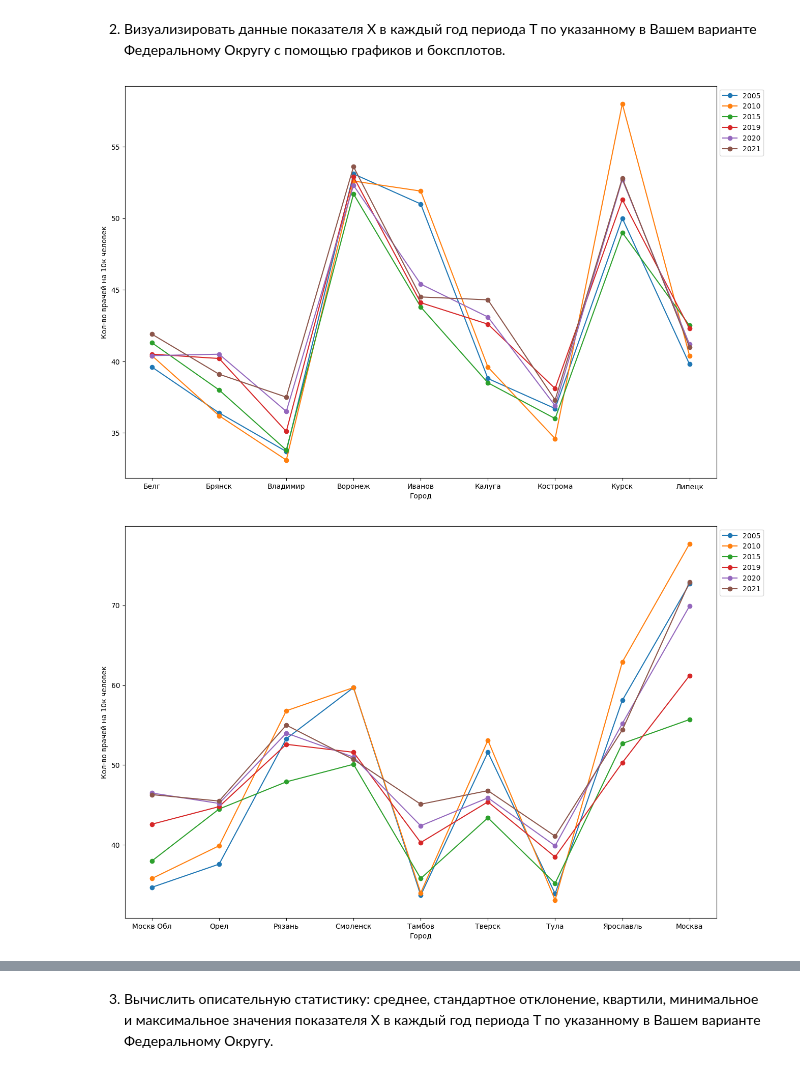
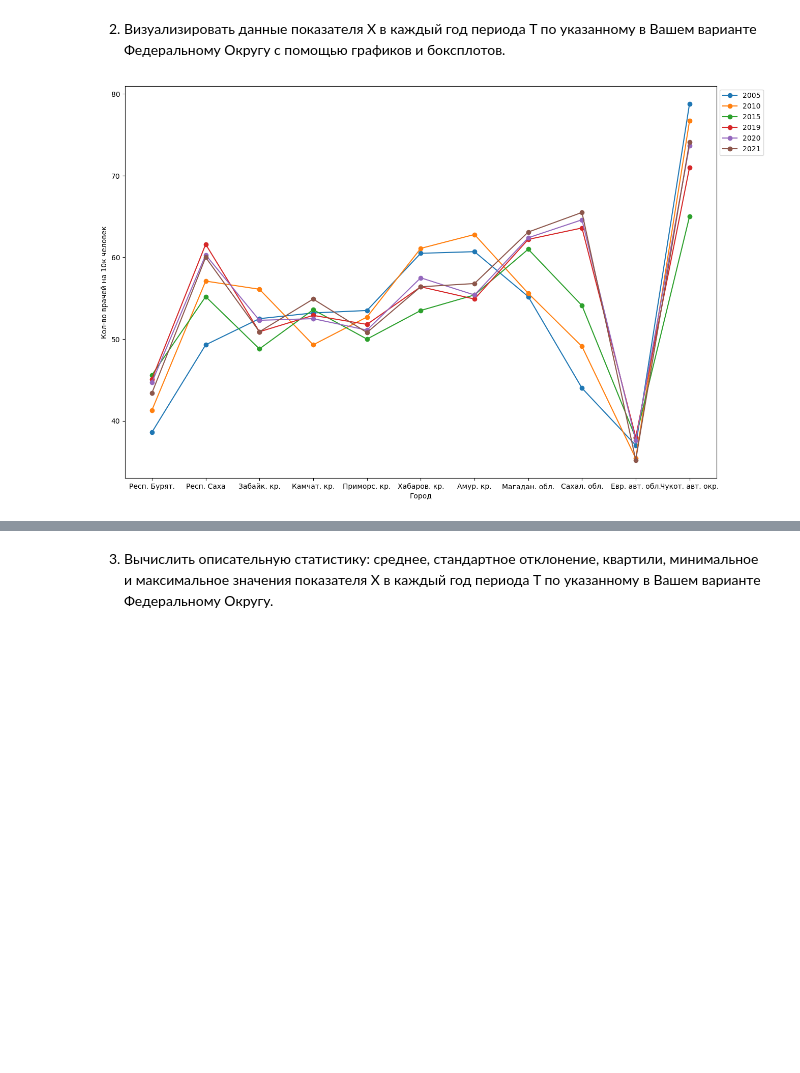
Before and after one commit to Quyntrd/MatStat, a Jupyter notebook: 3/1.ipynb, the cells around one changed output, grey strips where cells are left out. Drawn from its saved outputs; the diff is of its cells as text; code cells hidden in the pictures; blank space fills up the shorter version.

```diff
--- a/3/1.ipynb
+++ b/3/1.ipynb
@@ -58,29 +51,39 @@ plt.show()
 Вашем варианте Федеральному Округу с помощью графиков и боксплотов.
 # %%
 plt.figure(figsize=(15, 10))
-cities = ["Белг", "Брянск", "Владимир", "Воронеж", "Иванов", "Калуга", "Кострома", "Курск", "Липецк"]
+cities = ["Респ. Бурят.", "Респ. Саха", "Забайк. кр.", "Камчат. кр.", "Приморс. кр.", "Хабаров. кр.", "Амур. кр.", "Магадан. обл.", "Сахал. обл.", "Евр. авт. обл.", "Чукот. авт. окр."]
 for i in range(len(CFD.columns)):
-    y = CFD.iloc[:9, i]
+    y = CFD.iloc[:, i]
     plt.plot(cities, y, marker='o')
     plt.xlabel('Город')
     plt.ylabel('Кол-во врачей на 10к человек')
 
 plt.legend(CFD.columns, loc='upper left', bbox_to_anchor=(1, 1))
 plt.show()
 
-plt.figure(figsize=(15, 10))
-cities = ["Москв Обл", "Орел", "Рязань", "Смоленск", "Тамбов", "Тверск", "Тула", "Ярославль", "Москва"]
-for i in range(len(CFD.columns)):
-    y = CFD.iloc[9:, i]
-    plt.plot(cities, y, marker='o')
-    plt.xlabel('Город')
-    plt.ylabel('Кол-во врачей на 10к человек')
-
-plt.legend(CFD.columns, loc='upper left', bbox_to_anchor=(1, 1))
-plt.show()
+#plt.figure(figsize=(15, 10))
+#cities = ["Респ. Бурят.", "Респ. Саха", "Забайк. кр.", "Камчат. кр.", "Приморс. кр."]
+#for i in range(len(CFD.columns)):
+#    y = CFD.iloc[:5, i]
+#    plt.plot(cities, y, marker='o')
+#    plt.xlabel('Город')
+#    plt.ylabel('Кол-во врачей на 10к человек')
+#
+#plt.legend(CFD.columns, loc='upper left', bbox_to_anchor=(1, 1))
+#plt.show()
+#
+#plt.figure(figsize=(15, 10))
+#cities = ["Хабаров. кр.", "Амур. кр.", "Магадан. обл.", "Сахал. обл.", "Евр. авт. обл.", "Чукот. авт. окр."]
+#for i in range(len(CFD.columns)):
+#    y = CFD.iloc[5:, i]
+#    plt.plot(cities, y, marker='o')
+#    plt.xlabel('Город')
+#    plt.ylabel('Кол-во врачей на 10к человек')
+#
+#plt.legend(CFD.columns, loc='upper left', bbox_to_anchor=(1, 1))
+#plt.show()
 # %% [output]
-[figure, old version]
+[figure, new version]
-[figure, removed]
 # %%
 # Построение боксплота
 data = [CFD.iloc[:, i].values for i in range(len(CFD.columns))]
```
Also changed, not shown: parts of 11 cells of this notebook, 3 other files.
